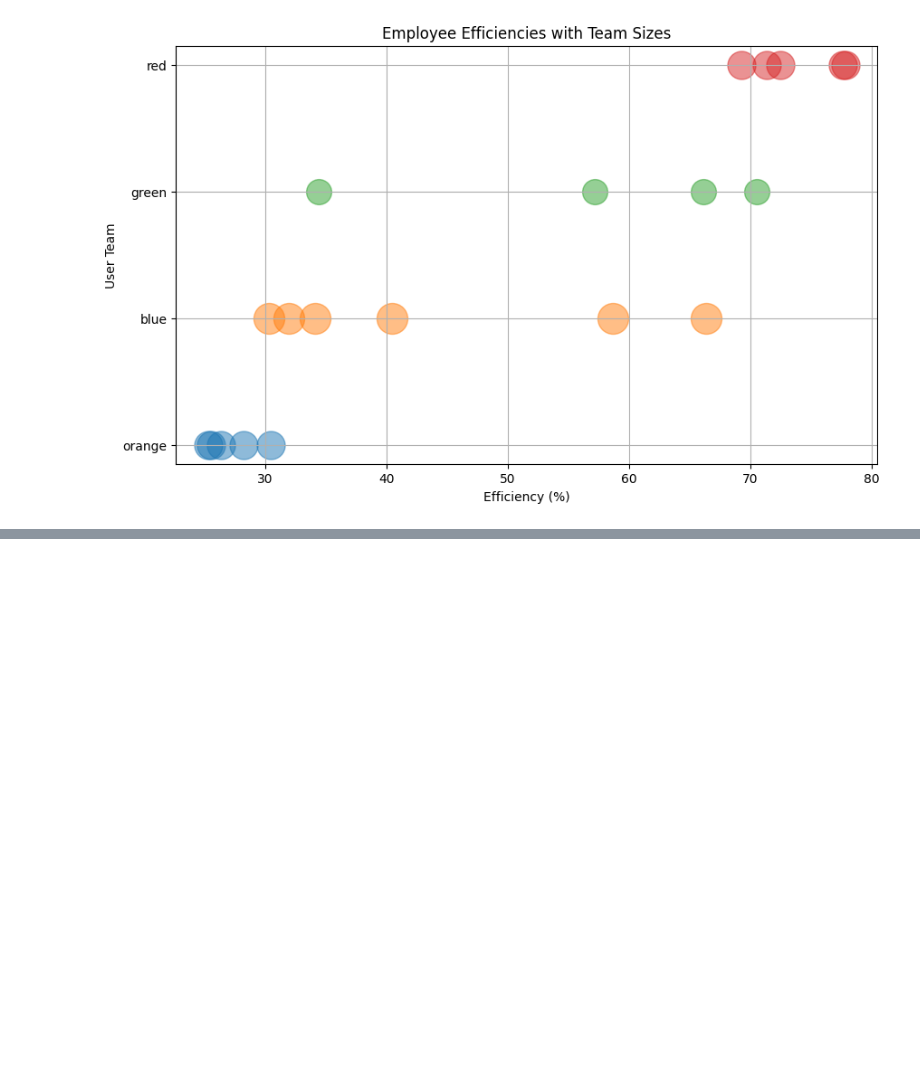
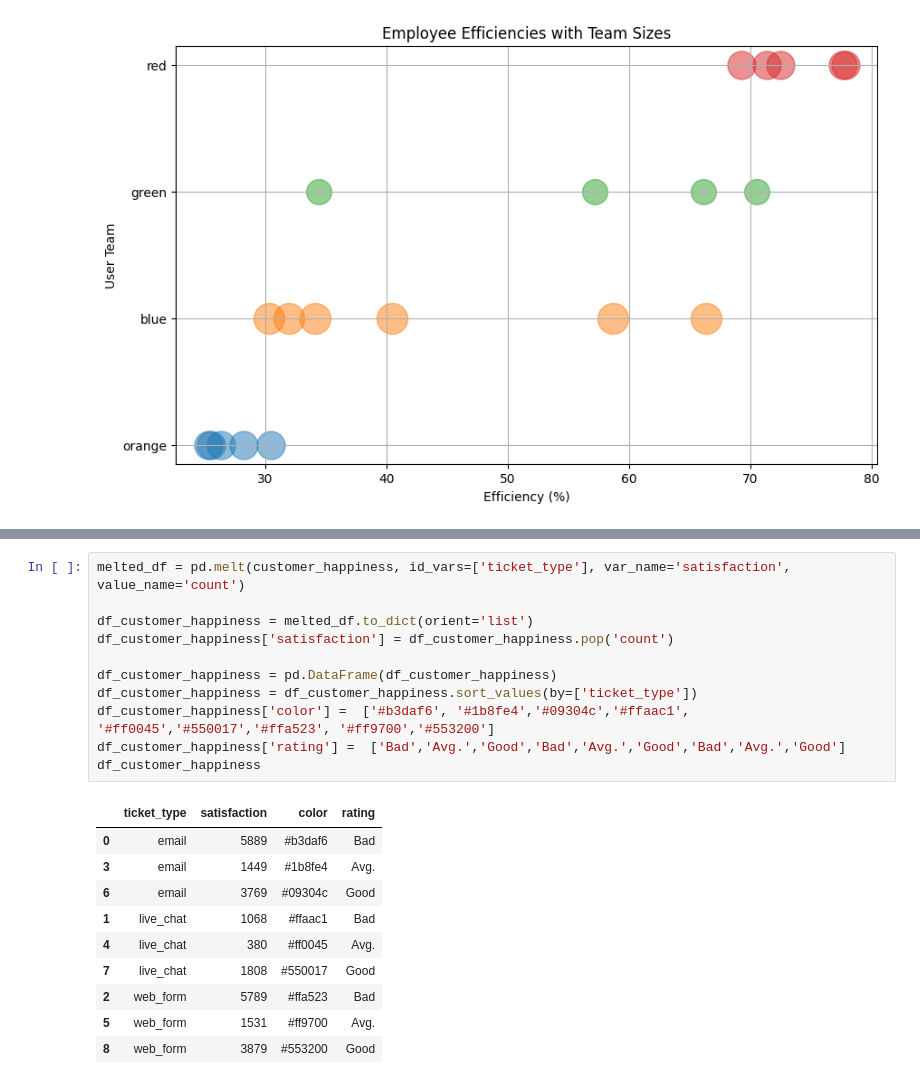
Before and after one commit to hiimani28/DVproject1, a Jupyter notebook: eda.ipynb, the cells around one changed output, grey strips where cells are left out. Saved outputs shown, nothing was run; the diff lists cells and outputs as text; blank space fills up the shorter version.

```diff
--- a/eda.ipynb
+++ b/eda.ipynb
@@ -591,2 +616,24 @@ df_customer_satisfaction
+# %%
+melted_df = pd.melt(customer_happiness, id_vars=['ticket_type'], var_name='satisfaction', value_name='count')
+
+df_customer_happiness = melted_df.to_dict(orient='list')
+df_customer_happiness['satisfaction'] = df_customer_happiness.pop('count')
+
+df_customer_happiness = pd.DataFrame(df_customer_happiness)
+df_customer_happiness = df_customer_happiness.sort_values(by=['ticket_type'])
+df_customer_happiness['color'] =  ['#b3daf6', '#1b8fe4','#09304c','#ffaac1', '#ff0045','#550017','#ffa523', '#ff9700','#553200']
+df_customer_happiness['rating'] =  ['Bad','Avg.','Good','Bad','Avg.','Good','Bad','Avg.','Good']
+df_customer_happiness
+# %% [output]
+|  | ticket_type | satisfaction | color | rating |
+| 0 | email | 5889 | #b3daf6 | Bad |
+| 3 | email | 1449 | #1b8fe4 | Avg. |
+| 6 | email | 3769 | #09304c | Good |
+| 1 | live_chat | 1068 | #ffaac1 | Bad |
+| 4 | live_chat | 380 | #ff0045 | Avg. |
+| 7 | live_chat | 1808 | #550017 | Good |
+| 2 | web_form | 5789 | #ffa523 | Bad |
+| 5 | web_form | 1531 | #ff9700 | Avg. |
+| 8 | web_form | 3879 | #553200 | Good |
 # %%
 df_customer_satisfaction_tt = df.groupby(['ticket_type']).count().reset_index()
```
Also changed, not shown: parts of 9 cells of this notebook.
